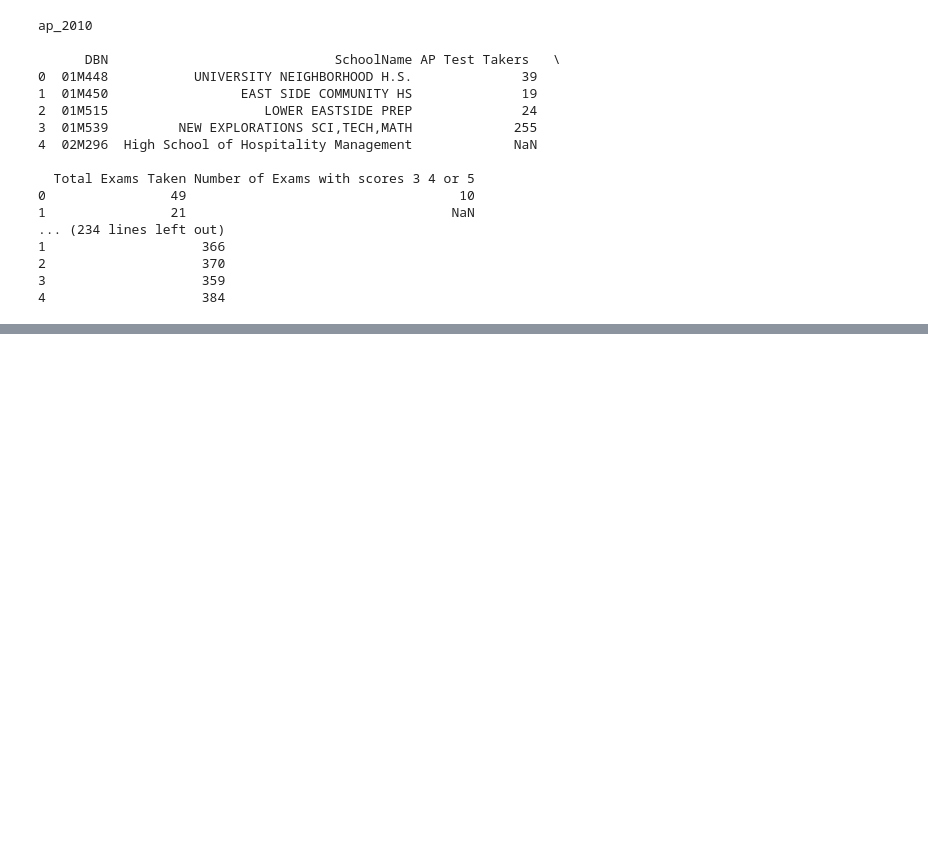
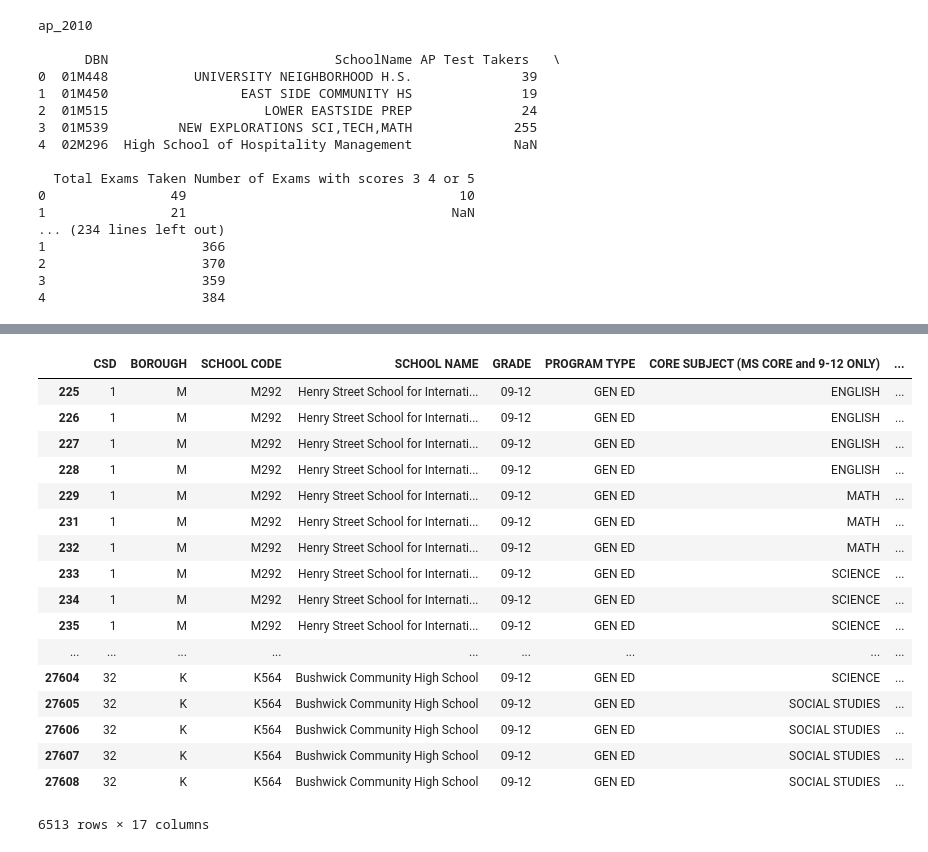
Before and after one commit to imranchowdhuryiut/Analyzing-NYC-High-School-Data, a Jupyter notebook: Analyzing NYC High School Data.ipynb, the cells around one changed output, grey strips where cells are left out. Drawn from its saved outputs; the diff is of its cells as text; code cells hidden in the pictures; blank space fills up the shorter version.

Commit message:
some data cleaned

```diff
--- a/Analyzing NYC High School Data.ipynb
+++ b/Analyzing NYC High School Data.ipynb
@@ -33,0 +43,4 @@ ap_2010
+# %%
+data["class_size"]["DBN"] = data["class_size"].apply(lambda x: "0{0}{1}".format(x["CSD"], x["SCHOOL CODE"]), axis=1)
+data["hs_directory"]["DBN"] = data["hs_directory"]["dbn"]
+data["hs_directory"].head()
@@ -33,0 +55,8 @@ ap_2010
+# %%
+survey1 = pd.read_csv("schools/survey_all.txt", delimiter="\t", encoding='windows-1252')
+survey2 = pd.read_csv("schools/survey_d75.txt", delimiter="\t", encoding='windows-1252')
+# %%
+survey1["d75"] = False
+survey2["d75"] = True
+survey = pd.concat([survey1, survey2], axis=0)
+survey.head()
@@ -33,0 +78,5 @@ ap_2010
+# %%
+survey["DBN"] = survey["dbn"]
+survey_fields = ["DBN", "rr_s", "rr_t", "rr_p", "N_s", "N_t", "N_p", "saf_p_11", "com_p_11", "eng_p_11", "aca_p_11", "saf_t_11", "com_t_11", "eng_t_10", "aca_t_11", "saf_s_11", "com_s_11", "eng_s_11", "aca_s_11", "saf_tot_11", "com_tot_11", "eng_tot_11", "aca_tot_11"]
+survey = survey.loc[:,survey_fields]
+data["survey"] = survey
@@ -33,0 +101,24 @@ ap_2010
+# %%
+class_size = data["class_size"]
+class_size = class_size[class_size["GRADE "] == "09-12"]
+class_size = class_size[class_size["PROGRAM TYPE"] == "GEN ED"]
+class_size
+# %% [output]
+|  | CSD | BOROUGH | SCHOOL CODE | SCHOOL NAME | GRADE | PROGRAM TYPE | CORE SUBJECT (MS CORE and 9-12 ONLY) | ... |
+| 225 | 1 | M | M292 | Henry Street School for Internati... | 09-12 | GEN ED | ENGLISH | ... |
+| 226 | 1 | M | M292 | Henry Street School for Internati... | 09-12 | GEN ED | ENGLISH | ... |
+| 227 | 1 | M | M292 | Henry Street School for Internati... | 09-12 | GEN ED | ENGLISH | ... |
+| 228 | 1 | M | M292 | Henry Street School for Internati... | 09-12 | GEN ED | ENGLISH | ... |
+| 229 | 1 | M | M292 | Henry Street School for Internati... | 09-12 | GEN ED | MATH | ... |
+| 231 | 1 | M | M292 | Henry Street School for Internati... | 09-12 | GEN ED | MATH | ... |
+| 232 | 1 | M | M292 | Henry Street School for Internati... | 09-12 | GEN ED | MATH | ... |
+| 233 | 1 | M | M292 | Henry Street School for Internati... | 09-12 | GEN ED | SCIENCE | ... |
+| 234 | 1 | M | M292 | Henry Street School for Internati... | 09-12 | GEN ED | SCIENCE | ... |
+| 235 | 1 | M | M292 | Henry Street School for Internati... | 09-12 | GEN ED | SCIENCE | ... |
+| ... | ... | ... | ... | ... | ... | ... | ... | ... |
+| 27604 | 32 | K | K564 | Bushwick Community High School | 09-12 | GEN ED | SCIENCE | ... |
+| 27605 | 32 | K | K564 | Bushwick Community High School | 09-12 | GEN ED | SOCIAL STUDIES | ... |
+| 27606 | 32 | K | K564 | Bushwick Community High School | 09-12 | GEN ED | SOCIAL STUDIES | ... |
+| 27607 | 32 | K | K564 | Bushwick Community High School | 09-12 | GEN ED | SOCIAL STUDIES | ... |
+| 27608 | 32 | K | K564 | Bushwick Community High School | 09-12 | GEN ED | SOCIAL STUDIES | ... |
+6513 rows × 17 columns
```
Also changed, not shown: parts of 6 cells of this notebook, 2 other files.
